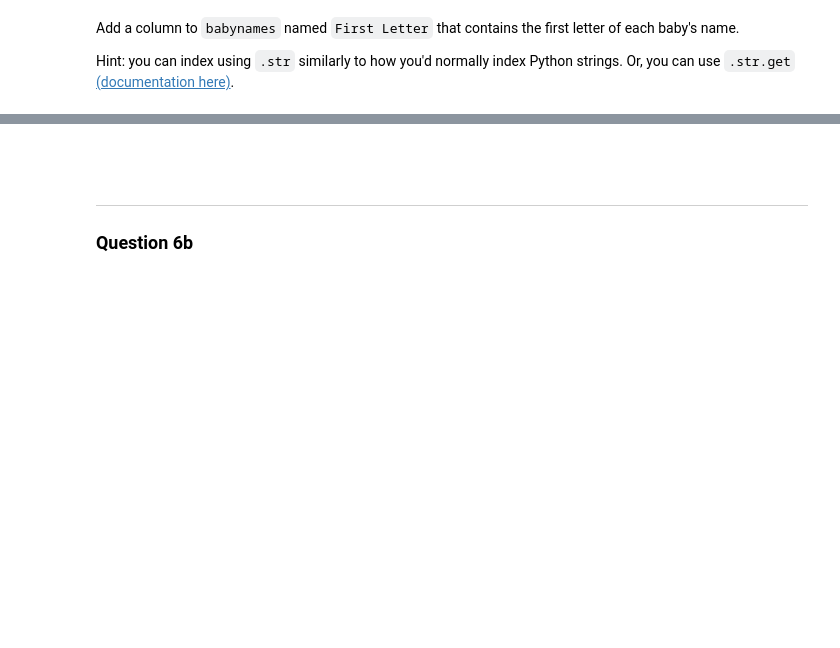
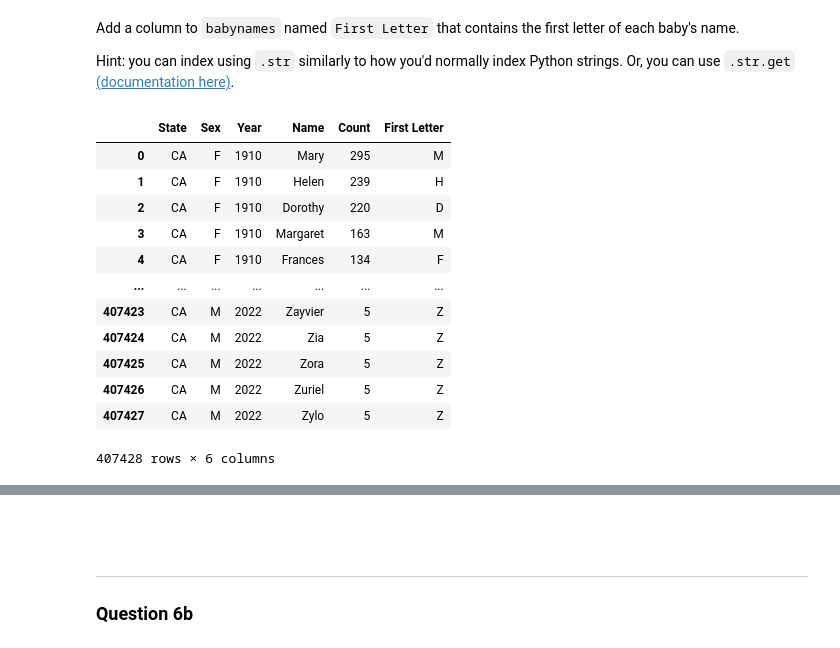
Before and after one commit to RamesTheGeneric/CSCIU459-GROUP-PROJECTS, a Jupyter notebook: A1/A1.ipynb, the cells around one changed output, grey strips where cells are left out. Drawn from its saved outputs; the diff is of its cells as text; code cells hidden in the pictures; blank space fills up the shorter version.

```diff
--- a/A1/A1.ipynb
+++ b/A1/A1.ipynb
@@ -389,2 +574,20 @@ babynames
+# %%
+...
+babynames["First Letter"] = babynames["Name"].str[0]
+babynames
+# %% [output]
+|  | State | Sex | Year | Name | Count | First Letter |
+| 0 | CA | F | 1910 | Mary | 295 | M |
+| 1 | CA | F | 1910 | Helen | 239 | H |
+| 2 | CA | F | 1910 | Dorothy | 220 | D |
+| 3 | CA | F | 1910 | Margaret | 163 | M |
+| 4 | CA | F | 1910 | Frances | 134 | F |
+| ... | ... | ... | ... | ... | ... | ... |
+| 407423 | CA | M | 2022 | Zayvier | 5 | Z |
+| 407424 | CA | M | 2022 | Zia | 5 | Z |
+| 407425 | CA | M | 2022 | Zora | 5 | Z |
+| 407426 | CA | M | 2022 | Zuriel | 5 | Z |
+| 407427 | CA | M | 2022 | Zylo | 5 | Z |
+407428 rows × 6 columns
 # %%
 grader.check("q6a")
```
Also changed, not shown: parts of 46 cells of this notebook, 1 other file.
